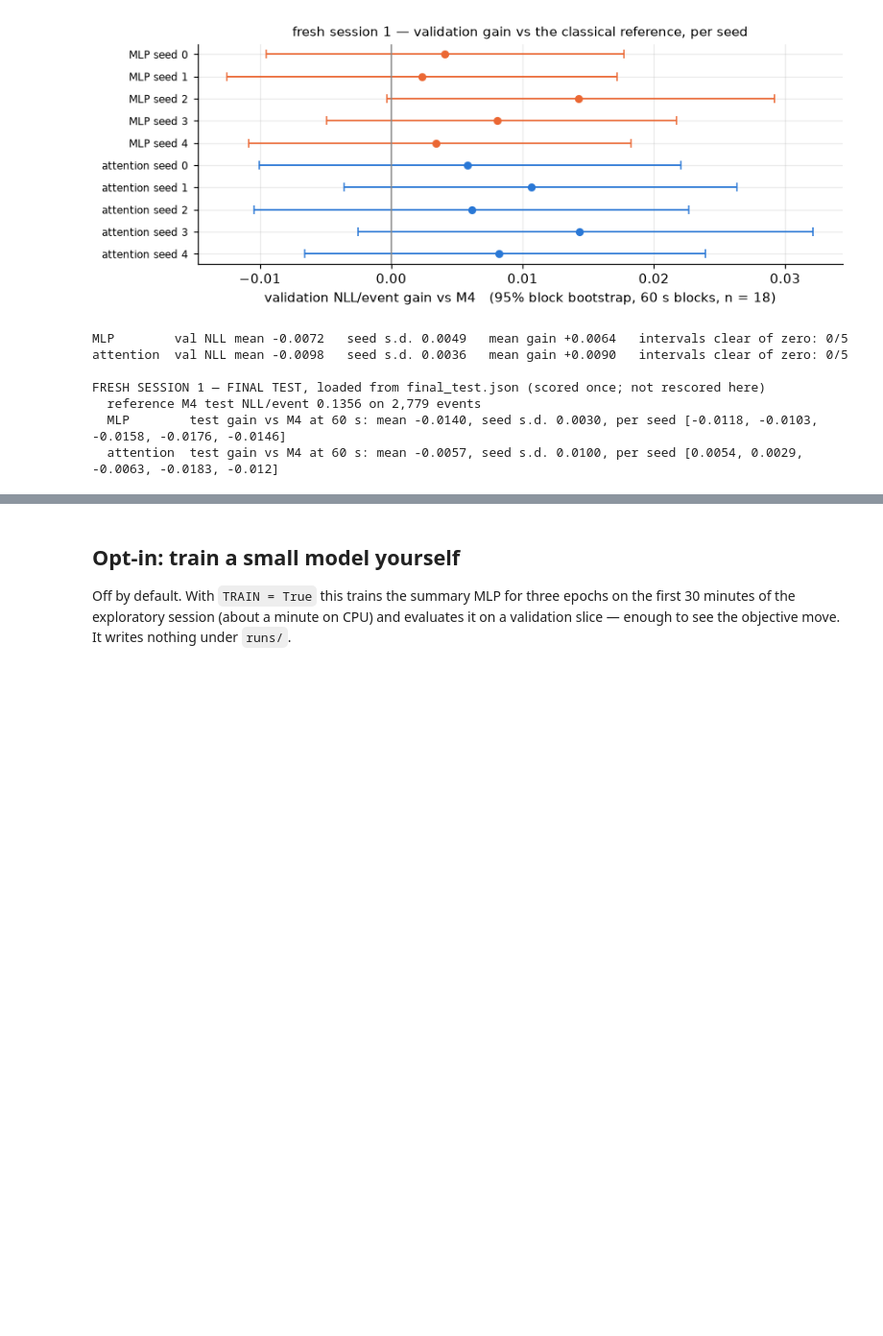
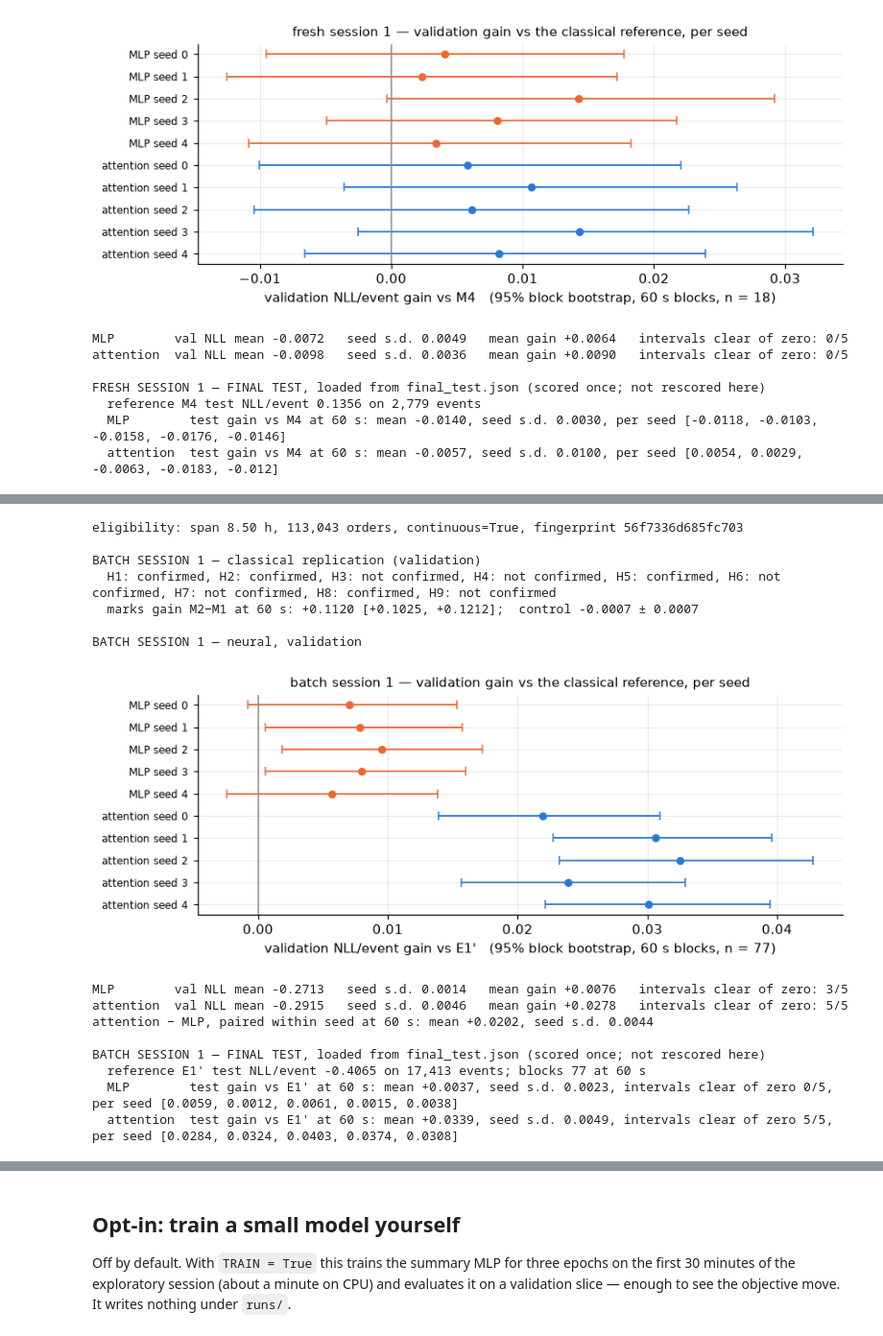
Before and after one commit to Armaan-king/MicroFlux, a Jupyter notebook: notebooks/01_neural_comparison.ipynb, the cells around one changed output, grey strips where cells are left out. Shown at 96% size. Cells and saved outputs as stored; diff of their text form; code cells hidden in the pictures; blank space fills up the shorter version.

```diff
--- a/notebooks/01_neural_comparison.ipynb
+++ b/notebooks/01_neural_comparison.ipynb
@@ -355,3 +367,44 @@ FRESH SESSION 1 — FINAL TEST, loaded from final_test.json (scored once; not re
+# %%
+b1 = json.loads((BATCH1 / "summary.json").read_text())
+rep1 = json.loads((BATCH1 / "replication.json").read_text())
+final1 = json.loads((BATCH1 / "final_test.json").read_text())
+elig1 = json.loads((BATCH1 / "eligibility.json").read_text())
+print(f"eligibility: span {elig1['span_hours']:.2f} h, {elig1['orders']:,} orders, continuous={elig1['continuous']}, fingerprint {elig1['fingerprint']}")
+
+print("\nBATCH SESSION 1 — classical replication (validation)")
+print("  " + ", ".join(f"{k}: {'confirmed' if v['confirmed'] else 'not confirmed'}" for k, v in rep1["hypotheses"].items()))
+g = rep1["gains"]["M2-M1"][0]
+print(f"  marks gain M2−M1 at 60 s: {g[1]:+.4f} [{g[2]:+.4f}, {g[3]:+.4f}];  control {np.mean(rep1['controls']['mark_shuffle']):+.4f} ± {np.std(rep1['controls']['mark_shuffle'], ddof=1):.4f}")
+
+print("\nBATCH SESSION 1 — neural, validation")
+show_gains(b1, "batch session 1 — validation gain vs the classical reference, per seed", n_blocks(BATCH1 / "summary.json", "val"))
+d1 = b1["attention_minus_MLP_60s"]
+print(f"attention − MLP, paired within seed at 60 s: mean {np.mean(d1):+.4f}, seed s.d. {np.std(d1, ddof=1):.4f}")
+
+print(f"\nBATCH SESSION 1 — FINAL TEST, loaded from final_test.json (scored once; not rescored here)")
+print(f"  reference {final1['reference']} test NLL/event {final1['reference_test_nll']:.4f} on {final1['n_test']:,} events; blocks {n_blocks(BATCH1 / 'summary.json', 'test')} at 60 s")
+for kind in ("MLP", "attention"):
+    gs = [final1["models"][f"{kind}_seed{s}"]["gain_vs_reference"]["60"] for s in b1["seeds"]]
+    clear = sum(1 for x in gs if x[1] > 0)
+    print(f"  {kind:<10} test gain vs {final1['reference']} at 60 s: mean {np.mean([x[0] for x in gs]):+.4f}, "
+          f"seed s.d. {np.std([x[0] for x in gs], ddof=1):.4f}, intervals clear of zero {clear}/5, per seed {[round(x[0], 4) for x in gs]}")
+# %% [output]
+eligibility: span 8.50 h, 113,043 orders, continuous=True, fingerprint 56f7336d685fc703
+
+BATCH SESSION 1 — classical replication (validation)
+  H1: confirmed, H2: confirmed, H3: not confirmed, H4: not confirmed, H5: confirmed, H6: not confirmed, H7: not confirmed, H8: confirmed, H9: not confirmed
+  marks gain M2−M1 at 60 s: +0.1120 [+0.1025, +0.1212];  control -0.0007 ± 0.0007
+
+BATCH SESSION 1 — neural, validation
+[figure, added]
+MLP        val NLL mean -0.2713   seed s.d. 0.0014   mean gain +0.0076   intervals clear of zero: 3/5
+attention  val NLL mean -0.2915   seed s.d. 0.0046   mean gain +0.0278   intervals clear of zero: 5/5
+attention − MLP, paired within seed at 60 s: mean +0.0202, seed s.d. 0.0044
+
+BATCH SESSION 1 — FINAL TEST, loaded from final_test.json (scored once; not rescored here)
+  reference E1' test NLL/event -0.4065 on 17,413 events; blocks 77 at 60 s
+  MLP        test gain vs E1' at 60 s: mean +0.0037, seed s.d. 0.0023, intervals clear of zero 0/5, per seed [0.0059, 0.0012, 0.0061, 0.0015, 0.0038]
+  attention  test gain vs E1' at 60 s: mean +0.0339, seed s.d. 0.0049, intervals clear of zero 5/5, per seed [0.0284, 0.0324, 0.0403, 0.0374, 0.0308]
 # %%
 # the standing, in one figure: mean gain per model on each body of evidence
 def mean_gain(summary, kind, block="60"):
```
Also changed, not shown: parts of 6 cells of this notebook, 3 other files.
